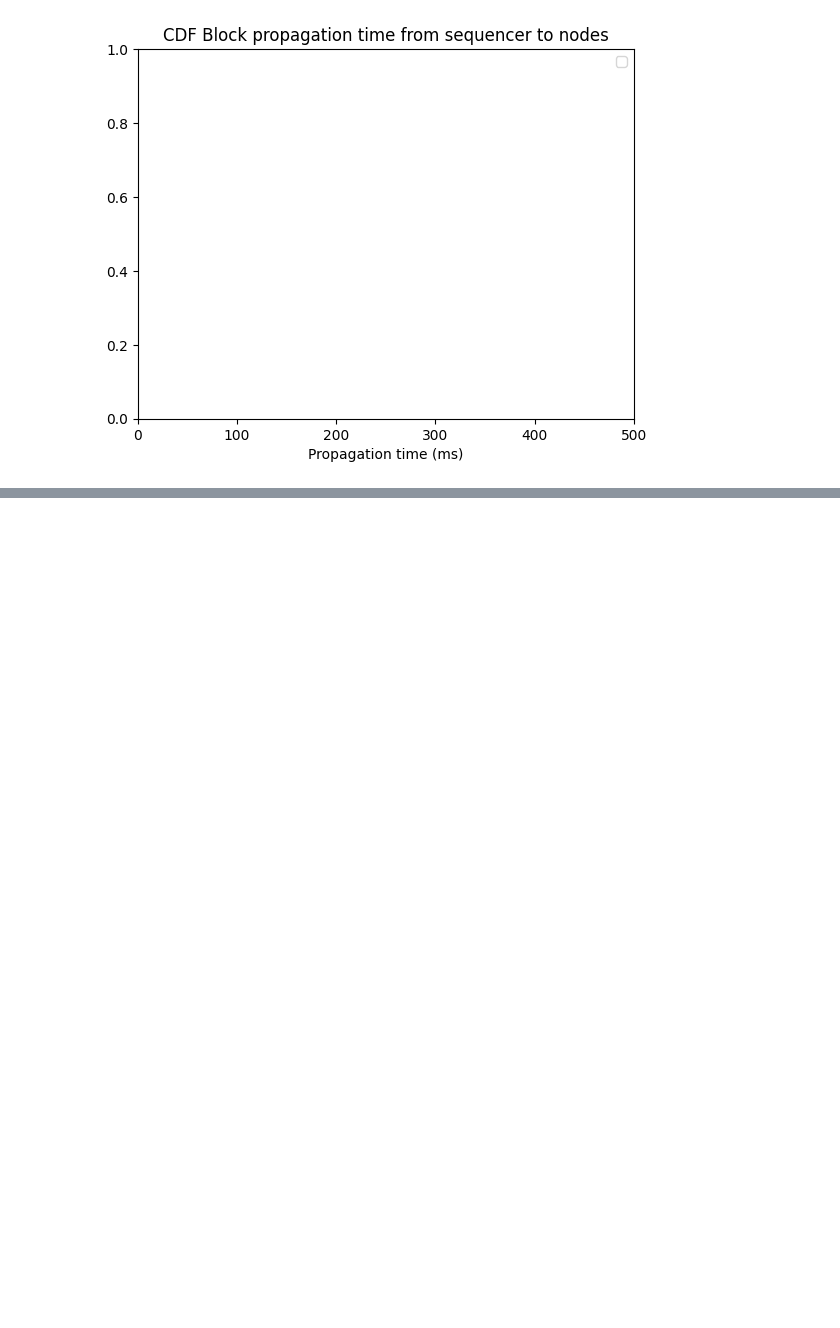
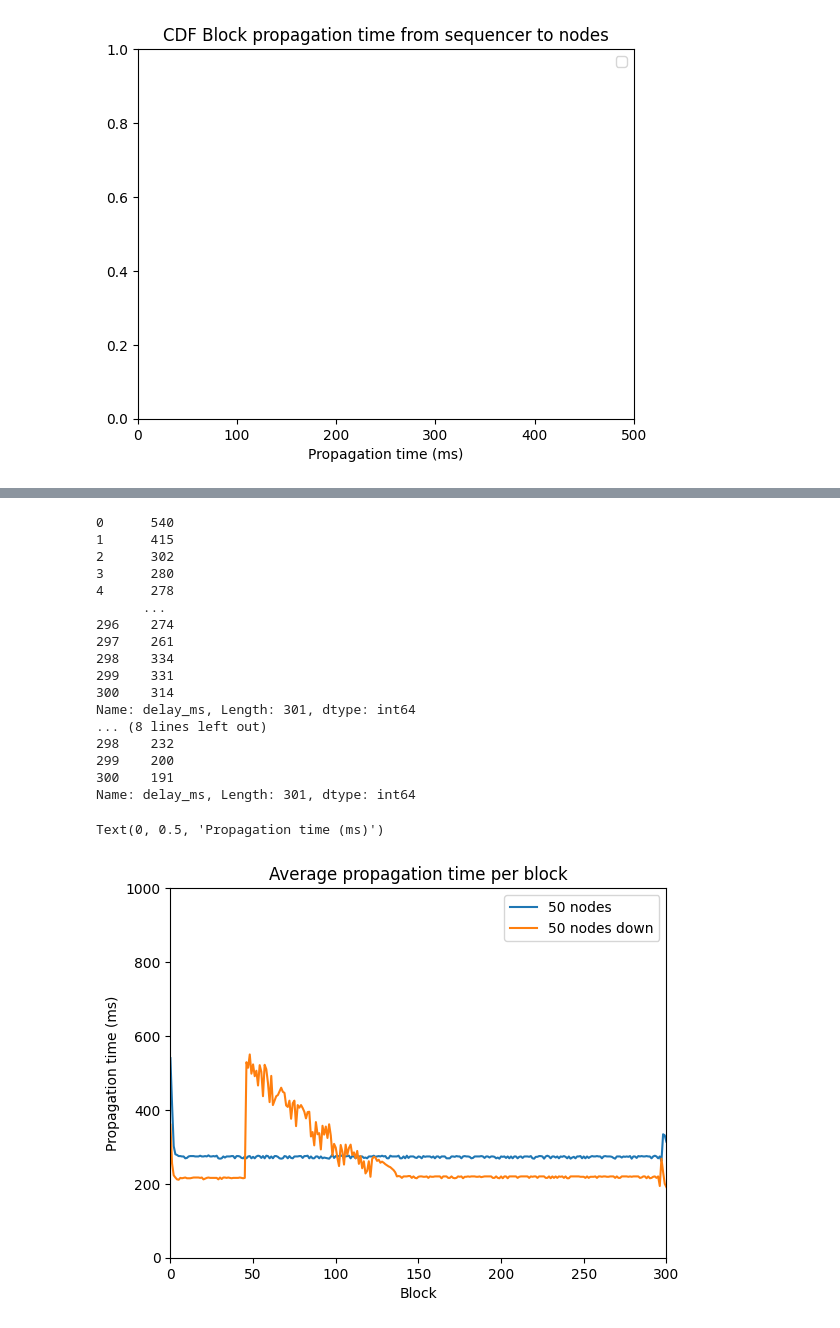
Before and after one commit to srene/gossip_testplan, a Jupyter notebook: results.ipynb, the cells around one changed output, grey strips where cells are left out. Drawn from its saved outputs; the diff is of its cells as text; code cells hidden in the pictures; blank space fills up the shorter version.

```diff
--- a/results.ipynb
+++ b/results.ipynb
@@ -483,0 +448,36 @@ Text(0.5, 0, 'Block')
+# %%
+fig, ax = plt.subplots()
+
+for key in op_avg_nodes:
+
+    df = op_avg_nodes[key]
+    print(df['delay_ms'])
+    ax.plot(df['delay_ms'],label=key)
+   # ax.plot(df_values,df_count,label=key)
+ax.set_xlim([0,300])
+ax.legend()
+ax.set_ylim([0,1000])
+
+ax.set_title("Average propagation time per block")
+ax.set_xlabel("Block")
+ax.set_ylabel("Propagation time (ms)")
+# %% [output]
+0      540
+1      415
+2      302
+3      280
+4      278
+      ...
+296    274
+297    261
+298    334
+299    331
+300    314
+Name: delay_ms, Length: 301, dtype: int64
+... (8 lines left out)
+298    232
+299    200
+300    191
+Name: delay_ms, Length: 301, dtype: int64
+Text(0, 0.5, 'Propagation time (ms)')
+[figure, added]
```
Also changed, not shown: parts of 6 cells of this notebook, 3 other files.
